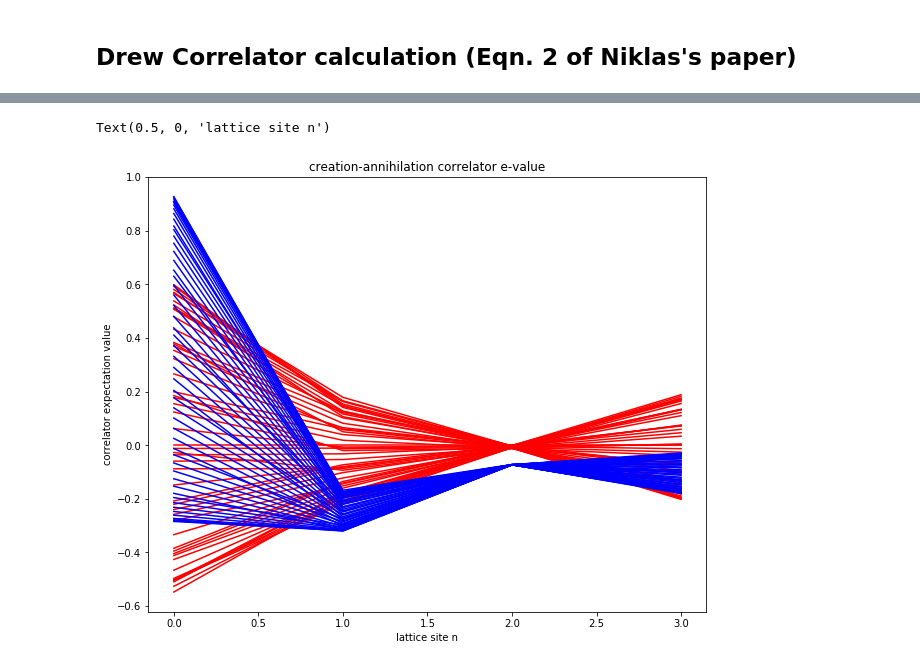
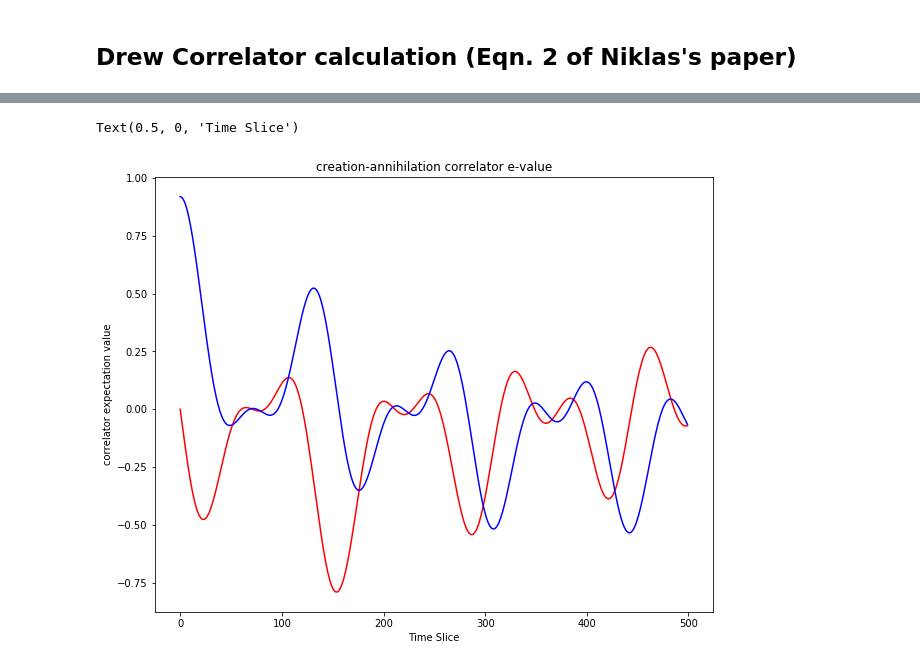
Before and after one commit to jacarolan/QuSpinLatticeFermions, a Jupyter notebook: U1_Theory.ipynb, the cells around one changed output, grey strips where cells are left out. Saved outputs shown, nothing was run; the diff lists cells and outputs as text; code cells hidden in the pictures.

```diff
--- a/U1_Theory.ipynb
+++ b/U1_Theory.ipynb
@@ -14,7 +14,7 @@ plt.rcParams['figure.figsize'] = [10, 8]
 # %% [markdown]
 ## Define Constants/Helpers
 # %%
-N = 4
+N = 10
 N_filled = N // 2
 E_neg1 = 0
 P_neg1 = np.exp(-1j * E_neg1)
@@ -398,13 +392,13 @@ plt.plot(np.real(correlatorfft[:, list(range(0, int(T/dt), 1))]))
 # %%
-plt.plot(np.imag(correlators[:, list(range(0, int(T/dt), 10))]),color='red',label="Imaginary Part")
-plt.plot(np.real(correlators[:, list(range(0, int(T/dt), 10))]),color='blue',label="Real Part")
+plt.plot(np.imag(correlators[0, list(range(0, int(T/dt), 1))]),color='red',label="Imaginary Part")
+plt.plot(np.real(correlators[0, list(range(0, int(T/dt), 1))]),color='blue',label="Real Part")
 plt.title("creation-annihilation correlator e-value")
 plt.ylabel("correlator expectation value")
-plt.xlabel("lattice site n")
+plt.xlabel("Time Slice")
 # plt.figlegend()
 # %% [output]
-Text(0.5, 0, 'lattice site n')
+Text(0.5, 0, 'Time Slice')
-[figure, old version]
+[figure, new version]
 # %%
 for i in correlators:
     print(abs(i))
```
Also changed, not shown: parts of 15 cells of this notebook.
